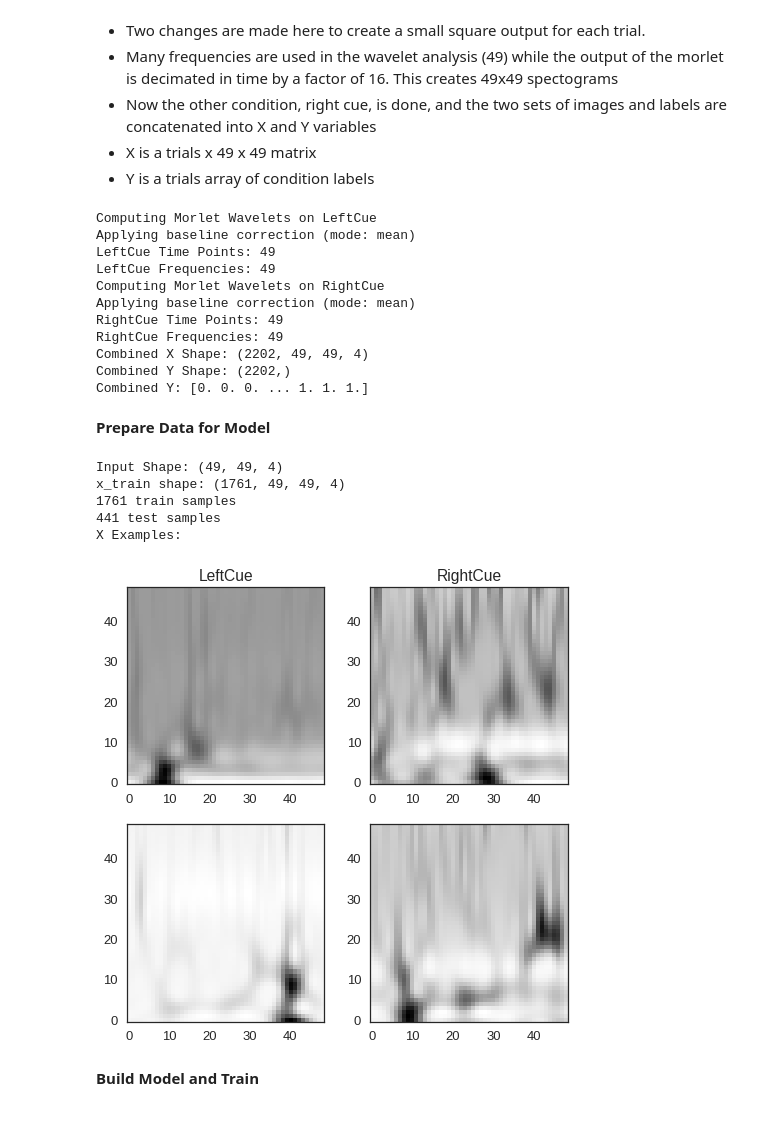
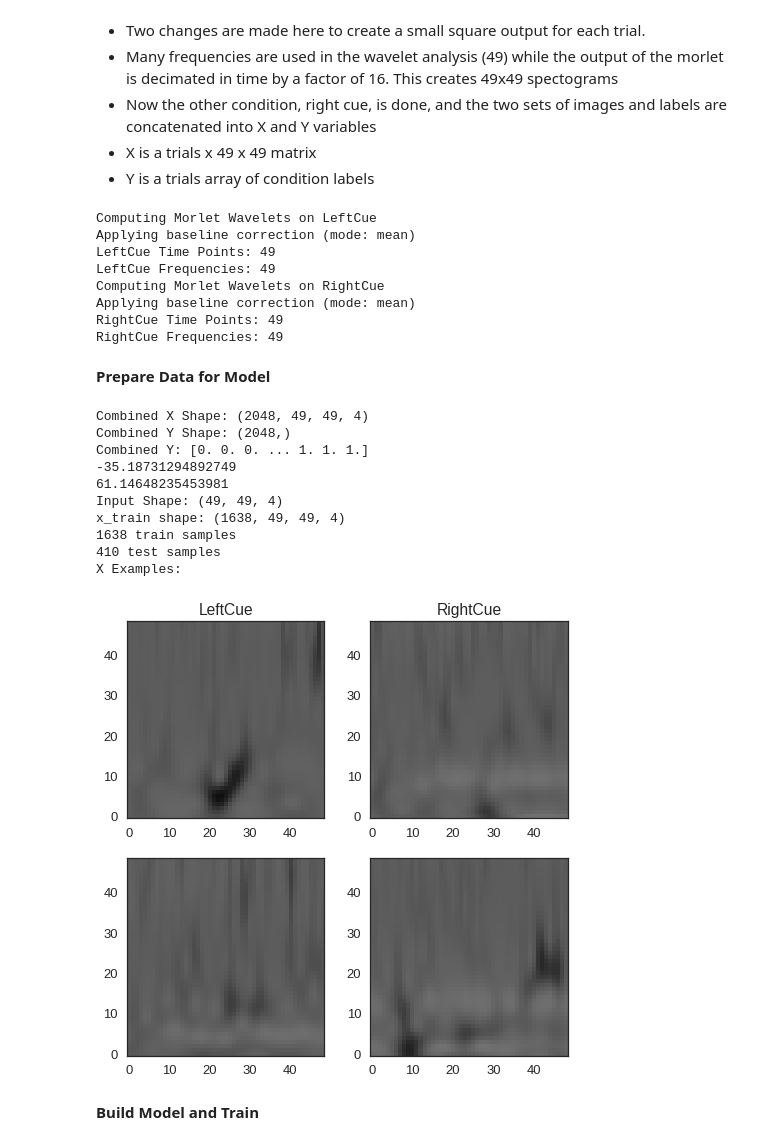
Before and after one commit to kylemath/EEG-Classification, a Jupyter notebook: notebooks/CNN_LSTM_Muse_Kyle.ipynb, the cells around one changed output. Cells and saved outputs as stored; diff of their text form; code cells hidden in the pictures.

```diff
--- a/notebooks/CNN_LSTM_Muse_Kyle.ipynb
+++ b/notebooks/CNN_LSTM_Muse_Kyle.ipynb
@@ -149,9 +151,13 @@ Requirement already satisfied: mne in /usr/local/lib/python3.6/dist-packages (0.
 **Parameters**
 # %%
 #Parameters#
-subs = [102, 103, 104, 105, 106, 108, 109, 110, 111, 112,
+subs = [101, 102, 103, 104, 105, 106, 108, 109, 110, 111, 112,
         202, 203, 204, 205, 207, 208, 209, 210, 211,
         301, 302, 303, 304, 305, 306, 307, 308, 309]
+
+#subs = [ 205, 207, 208, 209]
+
+#subs = [ 302]
 
 data_dir = 'visual/cueing'
 event_ids = ['LeftCue','RightCue']
@@ -162,7 +168,7 @@ eeg_filter_highpass = 1
 eeg_filter_lowpass = 30
 
 #artifact rejection
-rej_thresh_uV = 1000
+rej_thresh_uV = 500
 rej_thresh = rej_thresh_uV*1e-6
 
 #trial epoch limits (must all work together with decimation and frequencies to create square)
@@ -182,6 +188,8 @@ spect_baseline = [-1,-.5]
 electrodes_out = [0,1,2,3]
 
 #Training Settings
-batch_size = 32
+batch_size = 64
+train_epochs = 100
 num_classes = len(event_ids)
-train_epochs = 100
+
+print('Parameters Set')
@@ -251,6 +261,8 @@ sample drop %:  50.63887020847344
 * X is a trials x 49 x 49 matrix
 * Y is a trials array of condition labels
 # %%
+#15. You can use `np.ones_like` and `np.zeros_like` to make easy to discern training data.
+
 # Condition0
 print('Computing Morlet Wavelets on ' + event_ids[0])
 
@@ -259,6 +271,8 @@ tfr = tfr_morlet(epochs[event_ids[0]], freqs=frequencies,
                       picks=electrodes_out,average=False,decim=decim)
 tfr = tfr.apply_baseline(spect_baseline,mode='mean')
 cond0_power_out = np.moveaxis(tfr.data,1,3)
+#cond0_power_out[:,0:10,0:10,:] = 0
+
 print(event_ids[0] + ' Time Points: ' + str(len(tfr.times)))
 print(event_ids[0] + ' Frequencies: ' + str(len(tfr.freqs)))
 
@@ -269,16 +283,10 @@ tfr = tfr_morlet(epochs[event_ids[1]], freqs=frequencies,
                       picks=electrodes_out,average=False,decim=decim)
 tfr = tfr.apply_baseline(spect_baseline,mode='mean')
 cond1_power_out = np.moveaxis(tfr.data,1,3)
+#cond1_power_out[:,0:10,0:10,:] = 1
+
 print(event_ids[1] + ' Time Points: ' + str(len(tfr.times)))
 print(event_ids[1] + ' Frequencies: ' + str(len(tfr.freqs)))
-
-#Append Data
-X = np.append(cond0_power_out,cond1_power_out,0);
-Y = np.append(np.zeros(len(cond0_power_out)), np.ones(len(cond1_power_out)),0);
-
-print('Combined X Shape: ' + str(X.shape))
-print('Combined Y Shape: ' + str(Y.shape))
-print('Combined Y: ' + str(Y))
 # %% [output]
 Computing Morlet Wavelets on LeftCue
 Applying baseline correction (mode: mean)
@@ -288,49 +296,68 @@ Computing Morlet Wavelets on RightCue
 Applying baseline correction (mode: mean)
 RightCue Time Points: 49
 RightCue Frequencies: 49
-Combined X Shape: (2202, 49, 49, 4)
-Combined Y Shape: (2202,)
-Combined Y: [0. 0. 0. ... 1. 1. 1.]
 # %% [markdown]
 **Prepare Data for Model**
 # %%
+#Append Data
+X = np.append(cond0_power_out,cond1_power_out,0);
+Y = np.append(np.zeros(len(cond0_power_out)), np.ones(len(cond1_power_out)),0);
+
+print('Combined X Shape: ' + str(X.shape))
+print('Combined Y Shape: ' + str(Y.shape))
+print('Combined Y: ' + str(Y))
+
+X = (X - np.mean(X)) / np.std(X)
+
+print(np.min(X))
+print(np.max(X))
+
+vmin = (np.std(X)/10) * -1
+vmax = np.std(X)/10
+
 #Plot Example Data
 f, axarr = plt.subplots(2,2, figsize = (8,8))
 axarr[0][0].set_title(event_ids[0])
-axarr[0][0].imshow(X[0,:,:,1])
+axarr[0][0].imshow(X[0,:,:,1],vmin=vmin, vmax=vmax)
+
 axarr[0][0].invert_yaxis()
-axarr[1][0].imshow(X[1,:,:,1])
+axarr[1][0].imshow(X[1,:,:,1],vmin=vmin, vmax=vmax)
 axarr[1][0].invert_yaxis()
 
 axarr[0][1].set_title(event_ids[1])
-axarr[0][1].imshow(X[-1,:,:,1])
+axarr[0][1].imshow(X[-1,:,:,1],vmin=vmin, vmax=vmax)
 axarr[0][1].invert_yaxis()
-axarr[1][1].imshow(X[-2,:,:,1])
+axarr[1][1].imshow(X[-2,:,:,1],vmin=vmin, vmax=vmax)
 axarr[1][1].invert_yaxis()
 ;
 
 # convert class vectors to binary class matrices and recast X
 Y = keras.utils.to_categorical(Y, num_classes)
 X = X.astype('float32')
 
 # Split training and test data and recast
 x_train, x_test, y_train, y_test = train_test_split(X, Y, test_size=0.20,shuffle=True)
 
 # Compute model input shape
 input_shape = (img_rows, img_cols, len(electrodes_out))
 
 print('Input Shape: ' + str(input_shape))
 print('x_train shape:', x_train.shape)
 print(x_train.shape[0], 'train samples')
 print(x_test.shape[0], 'test samples')
 print('X Examples:')
 # %% [output]
+Combined X Shape: (2048, 49, 49, 4)
+Combined Y Shape: (2048,)
+Combined Y: [0. 0. 0. ... 1. 1. 1.]
+-35.18731294892749
+61.14648235453981
 Input Shape: (49, 49, 4)
-x_train shape: (1761, 49, 49, 4)
-1761 train samples
-441 test samples
+x_train shape: (1638, 49, 49, 4)
+1638 train samples
+410 test samples
 X Examples:
-[figure, old version]
+[figure, new version]
 # %% [markdown]
 **Build Model and Train**
 # %%
```
Also changed, not shown: parts of 6 cells of this notebook.
